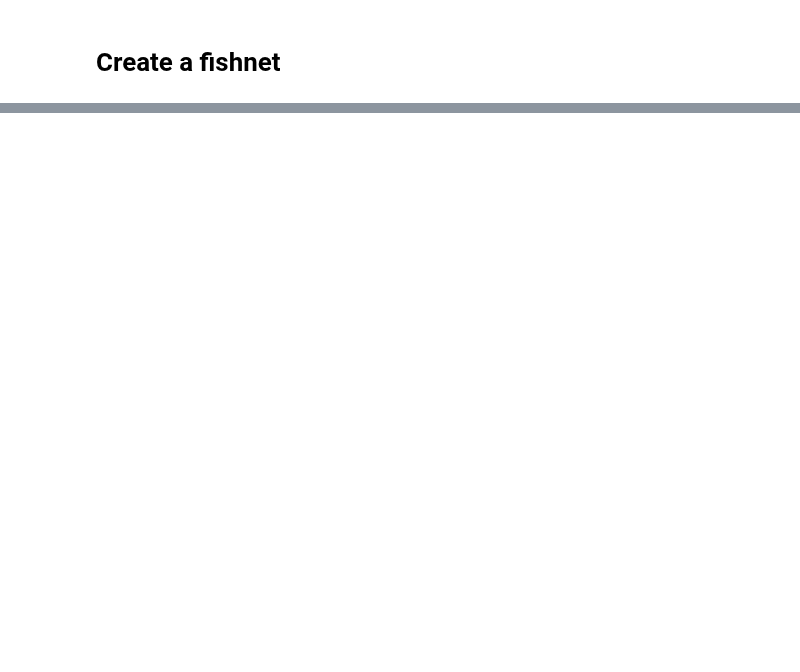
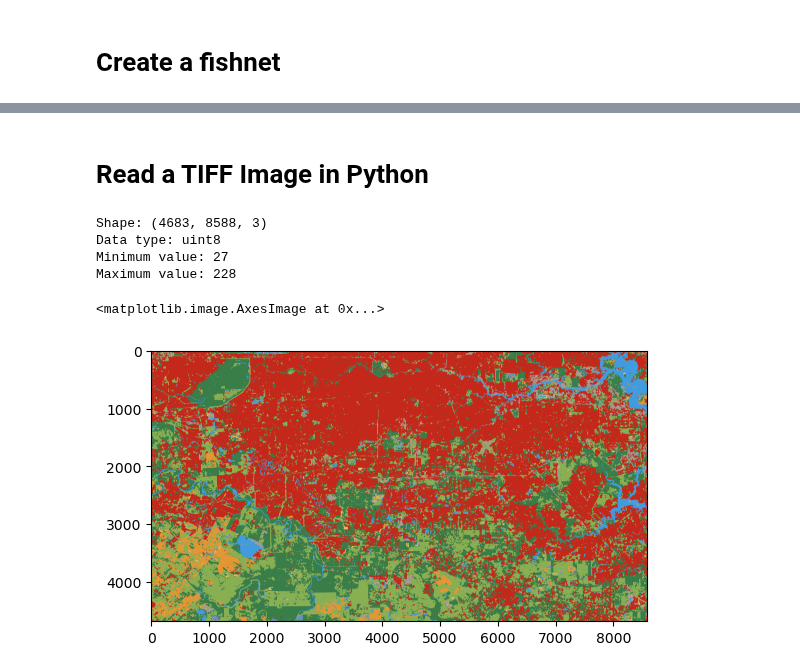
Before and after one commit to victor-radermecker/AdvancedLandCoverAnalytics-Pipeline, a Jupyter notebook: Google_Earth_Engine/dynamic-world-package-victor.ipynb, the cells around one changed output, grey strips where cells are left out. Drawn from its saved outputs; the diff is of its cells as text; code cells hidden in the pictures; blank space fills up the shorter version.

Commit message:
Updating GE API - Exporting image

```diff
--- a/Google_Earth_Engine/dynamic-world-package-victor.ipynb
+++ b/Google_Earth_Engine/dynamic-world-package-victor.ipynb
@@ -263,0 +255,24 @@ fishnet_creator.plot_fishnet()
+# %% [markdown]
+# Read a TIFF Image in Python
+# %%
+import imageio
+import numpy as np
+
+# Load the image
+image = imageio.imread('../Images/land_labels_test_export.tif')
+
+# Print some information about the image
+print('Shape:', image.shape)
+print('Data type:', image.dtype)
+print('Minimum value:', image.min())
+print('Maximum value:', image.max())
+
+#plot the image
+plt.imshow(image)
+# %% [output]
+Shape: (4683, 8588, 3)
+Data type: uint8
+Minimum value: 27
+Maximum value: 228
+<matplotlib.image.AxesImage at 0x...>
+[figure, added]
```
Also changed, not shown: parts of 8 cells of this notebook.
